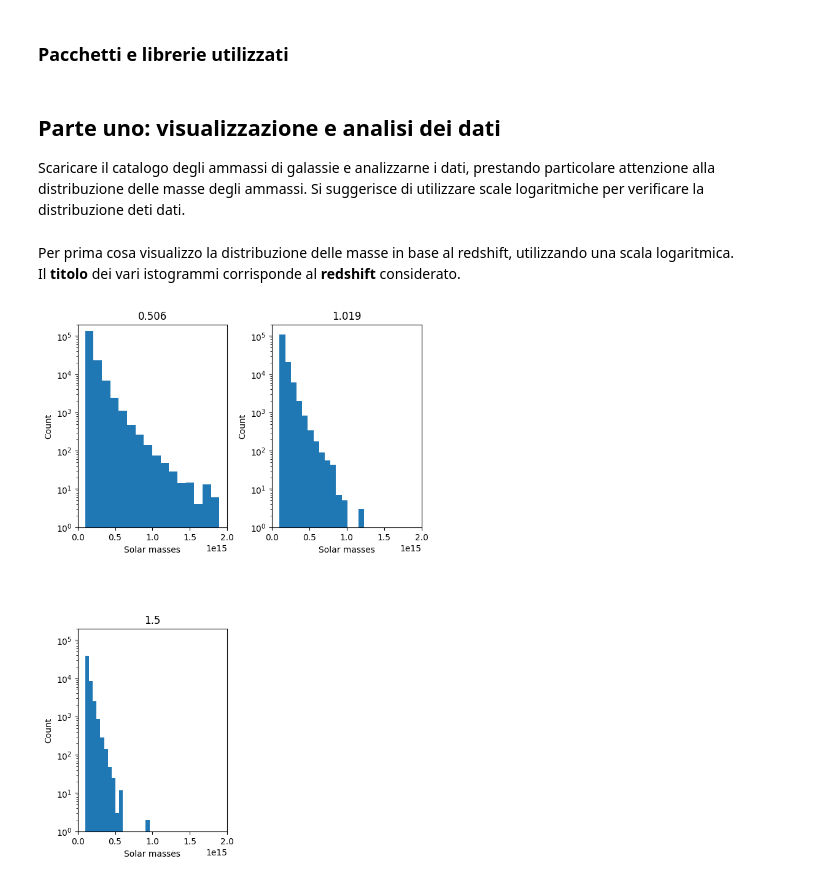
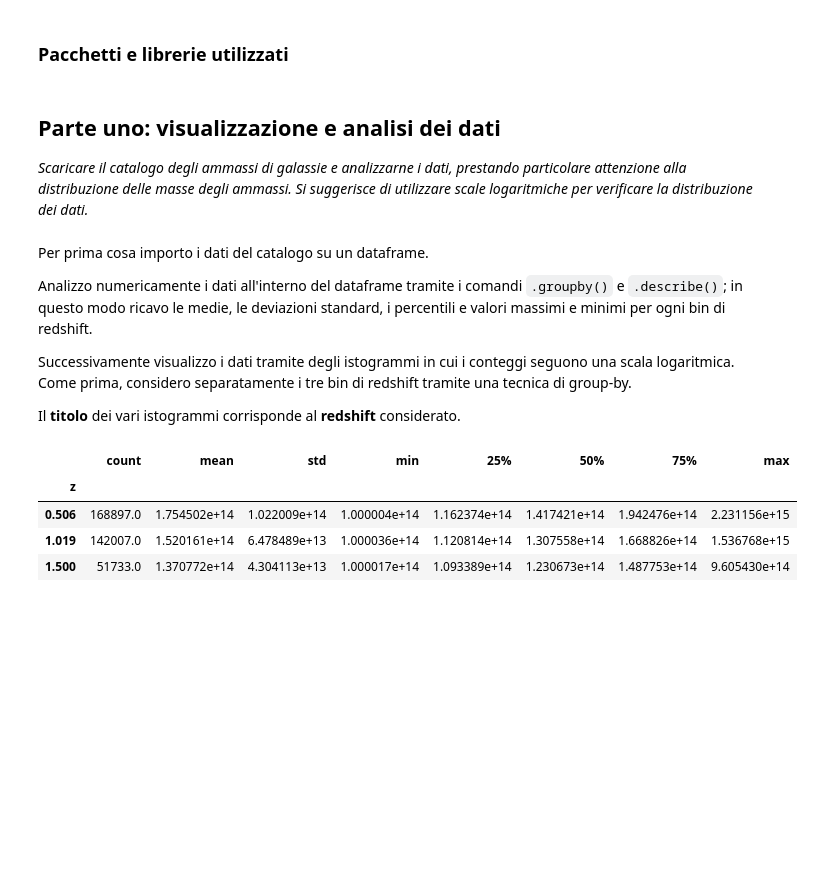
Before and after one commit to basagliuz/Esame_TRMD, a Jupyter notebook: HMF.ipynb, the cells around one changed output. Cells and saved outputs as stored; diff of their text form; code cells hidden in the pictures; blank space fills up the shorter version.

```diff
--- a/HMF.ipynb
+++ b/HMF.ipynb
@@ -10,18 +10,24 @@ import matplotlib.pyplot as plt
 # %% [markdown]
 ## Parte uno: visualizzazione e analisi dei dati
 
-Scaricare il catalogo degli ammassi di galassie e analizzarne i dati, prestando particolare attenzione alla distribuzione delle masse degli ammassi. Si suggerisce di utilizzare scale logaritmiche per verificare la distribuzione deti dati.
+_Scaricare il catalogo degli ammassi di galassie e analizzarne i dati, prestando particolare attenzione alla distribuzione delle masse degli ammassi. Si suggerisce di utilizzare scale logaritmiche per verificare la distribuzione dei dati._
 # %% [markdown]
-Per prima cosa visualizzo la distribuzione delle masse in base al redshift, utilizzando una scala logaritmica. <br/>
+Per prima cosa importo i dati del catalogo su un dataframe.
+
+Analizzo numericamente i dati all'interno del dataframe tramite i comandi `.groupby()` e `.describe()`; in questo modo ricavo le medie, le deviazioni standard, i percentili e valori massimi e minimi per ogni bin di redshift.
+
+Successivamente visualizzo i dati tramite degli istogrammi in cui i conteggi seguono una scala logaritmica. Come prima, considero separatamente i tre bin di redshift tramite una tecnica di group-by.
+
 Il **titolo** dei vari istogrammi corrisponde al **redshift** considerato.
 # %%
+# importing data-frame
 euclid_clusters = pd.read_csv("euclid_clusters.csv", index_col = 0)
 
-axes = euclid_clusters.hist(['mass'], by = 'z', xrot = 0, figsize = (11, 7), bins = 'sturges', log = True)
-for ax in axes.flatten():
-    ax.set_xlabel('Solar masses')
-    ax.set_xlim([0, 2e15])
-    ax.set_ylabel('Count')
-    ax.set_ylim([1, 2e5])
+# analyzing data-frame
+euclid_clusters.groupby('z')['mass'].describe()
 # %% [output]
-[figure, removed]
+|  | count | mean | std | min | 25% | 50% | 75% | max |
+| z |  |  |  |  |  |  |  |  |
+| 0.506 | 168897.0 | 1.754502e+14 | 1.022009e+14 | 1.000004e+14 | 1.162374e+14 | 1.417421e+14 | 1.942476e+14 | 2.231156e+15 |
+| 1.019 | 142007.0 | 1.520161e+14 | 6.478489e+13 | 1.000036e+14 | 1.120814e+14 | 1.307558e+14 | 1.668826e+14 | 1.536768e+15 |
+| 1.500 | 51733.0 | 1.370772e+14 | 4.304113e+13 | 1.000017e+14 | 1.093389e+14 | 1.230673e+14 | 1.487753e+14 | 9.605430e+14 |
```
Also changed, not shown: parts of 2 cells of this notebook.
